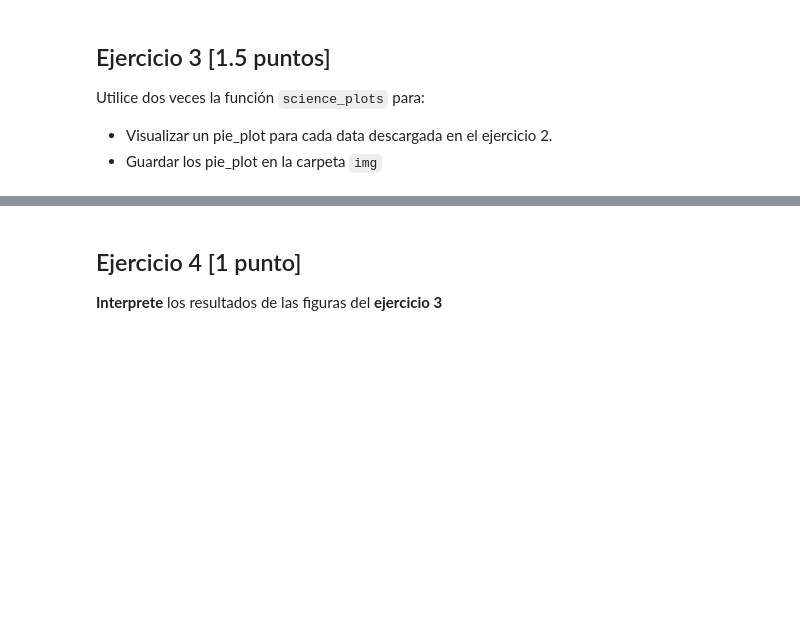
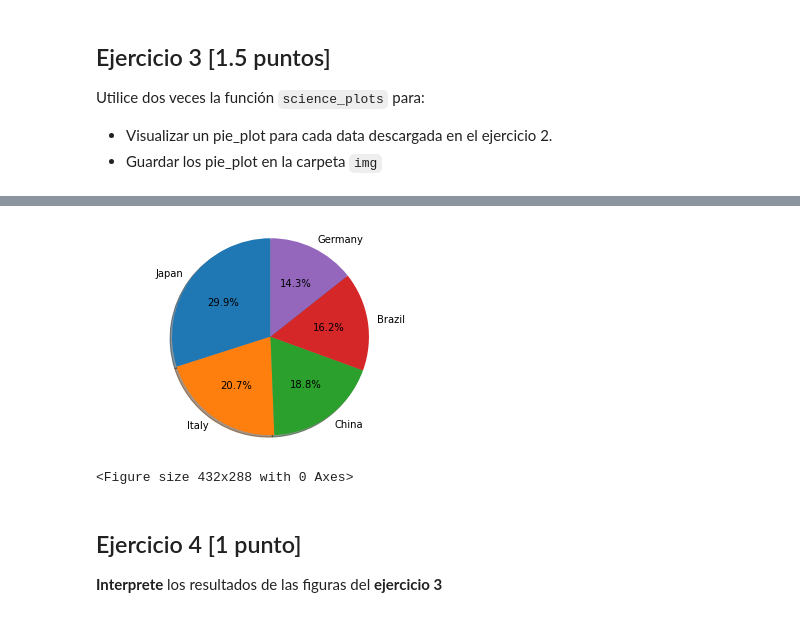
Before and after one commit to Valekia/GBI6_ExamenPython, a Jupyter notebook: 2022I_GBI6G01_ExamenPython.ipynb, the cells around one changed output, grey strips where cells are left out. Saved outputs shown, nothing was run; the diff lists cells and outputs as text; code cells hidden in the pictures; blank space fills up the shorter version.

Commit message:
ejercicio 3

```diff
--- a/2022I_GBI6G01_ExamenPython.ipynb
+++ b/2022I_GBI6G01_ExamenPython.ipynb
@@ -139,3 +143,11 @@ NameError: name 'nose' is not defined
+# %%
+# Escriba aquí su código para el ejercicio 3
+dogs = msc.science_plots (v)
+with open ("img/dogs.jpg","w") as jpg:
+    dogs
+# %% [output]
+[figure, added]
+<Figure size 432x288 with 0 Axes>
 # %% [markdown]
 ## Ejercicio 4 [1 punto]
 
```
Also changed, not shown: parts of 2 cells of this notebook, 3 other files.
